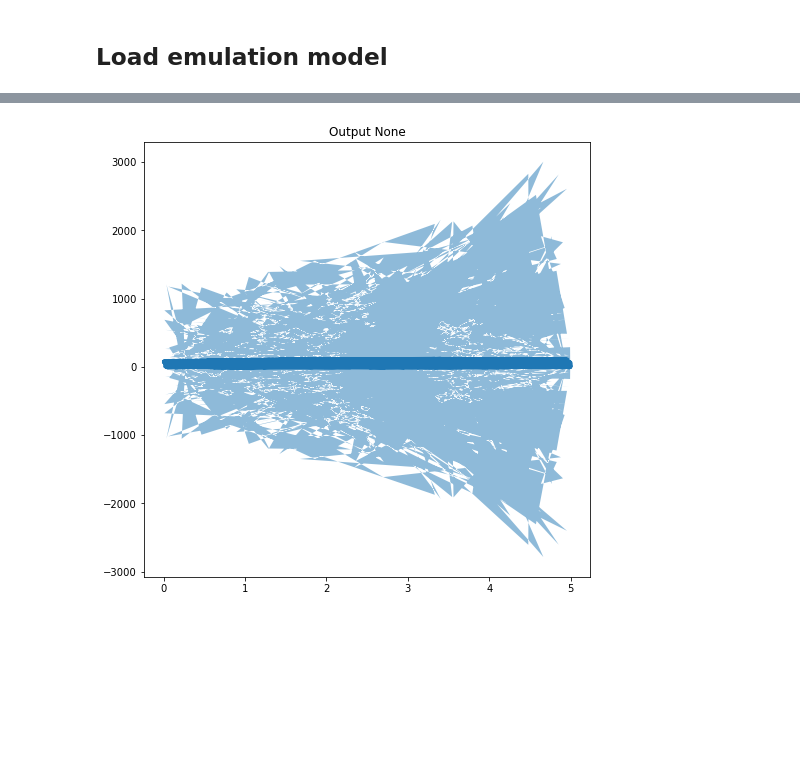
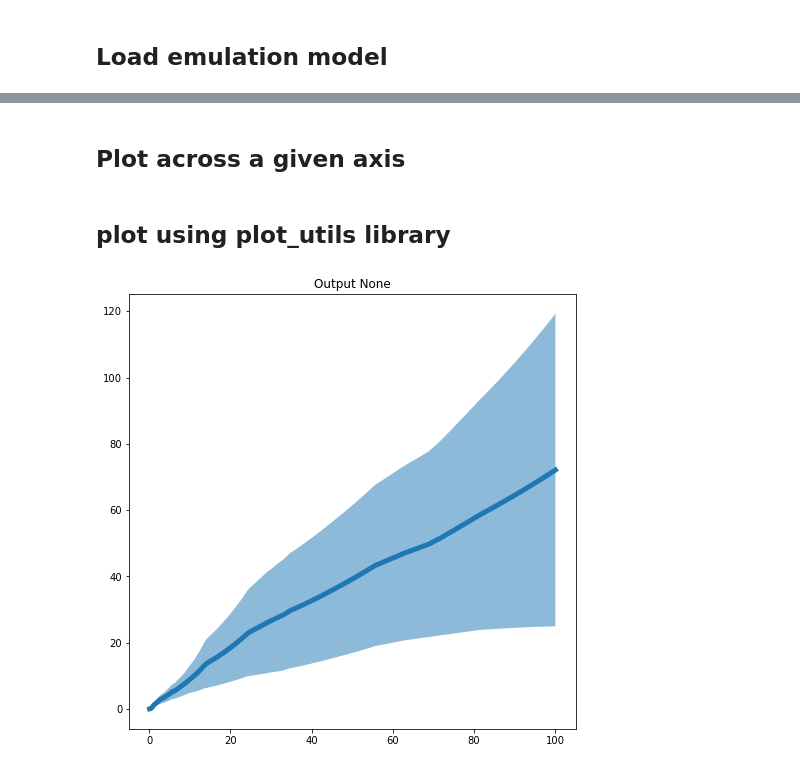
Before and after one commit to QCaudron/pydra, a Jupyter notebook: notebooks/Negative_binomial_test.ipynb, the cells around one changed output, grey strips where cells are left out. Cells and saved outputs as stored; diff of their text form; code cells hidden in the pictures; blank space fills up the shorter version.

```diff
--- a/notebooks/Negative_binomial_test.ipynb
+++ b/notebooks/Negative_binomial_test.ipynb
@@ -43,7 +45,9 @@ plt.hist(xs);
 size = 1000
 m = np.random.uniform(high=100.,low=0.1,size=size)
 k = np.random.uniform(high=5.,low=0.01,size=size)
-y = nbin_data(m,k,data_n=size)
+
+# add an epsilon term as values aren't allowed to be exactly zero.
+y = nbin_data(m,k,data_n=size) +1e-10
 # %% [markdown]
 ## Plot test data
 # %%
@@ -59,8 +63,8 @@ for i,(x,label) in enumerate(zip(xs,x_label)):
 # %% [markdown]
 ## Load emulation model
 # %%
-model = pydra.load_mdn_model(cluster_size=20,output_size=1,layers=3,input_size=2,
-                       dense_layer_size=64,print_summary=True)
+model = pydra.Pydra(cluster_size=20,output_size=1,layers=3,input_size=2,
+                       dense_layer_size=64,output_distributions=['Gamma'],print_summary=True)
 # %% [output]
 __________________________________________________________________________________________________
 Layer (type)                    Output Shape         Param #     Connected to
@@ -87,6 +91,6 @@ k = shape_for_mdn(k)
 y = shape_for_mdn(y)
 data = np.hstack((m,k))
 # %%
-history = model.fit(data, y, epochs=800, batch_size=500,
+history = model.fit(data, y, epochs=150, batch_size=50,
           verbose=1)
 # %% [output]
@@ -133,4 +147,18 @@ pu.plot_samples(output,y,m,m_test)
+# %% [markdown]
+## Plot across a given axis
+# %%
+m_test = np.linspace(0.1,100.,num=1000)
+k_test = 4.*np.ones(m_test.shape)
+
+m_test = shape_for_mdn(m_test)
+k_test = shape_for_mdn(k_test)
+
+x_test = np.hstack((m_test,k_test))
+
+output = model.predict(x_test)
+# %% [markdown]
+## plot using plot_utils library
 # %%
-pu.plot_mean_and_var(output,k_test)
+pu.plot_mean_and_var(output,m_test,distribution=['Gamma'])
 # %% [output]
-[figure, old version]
+[figure, new version]
```
Also changed, not shown: parts of 25 cells of this notebook, 11 other files.
